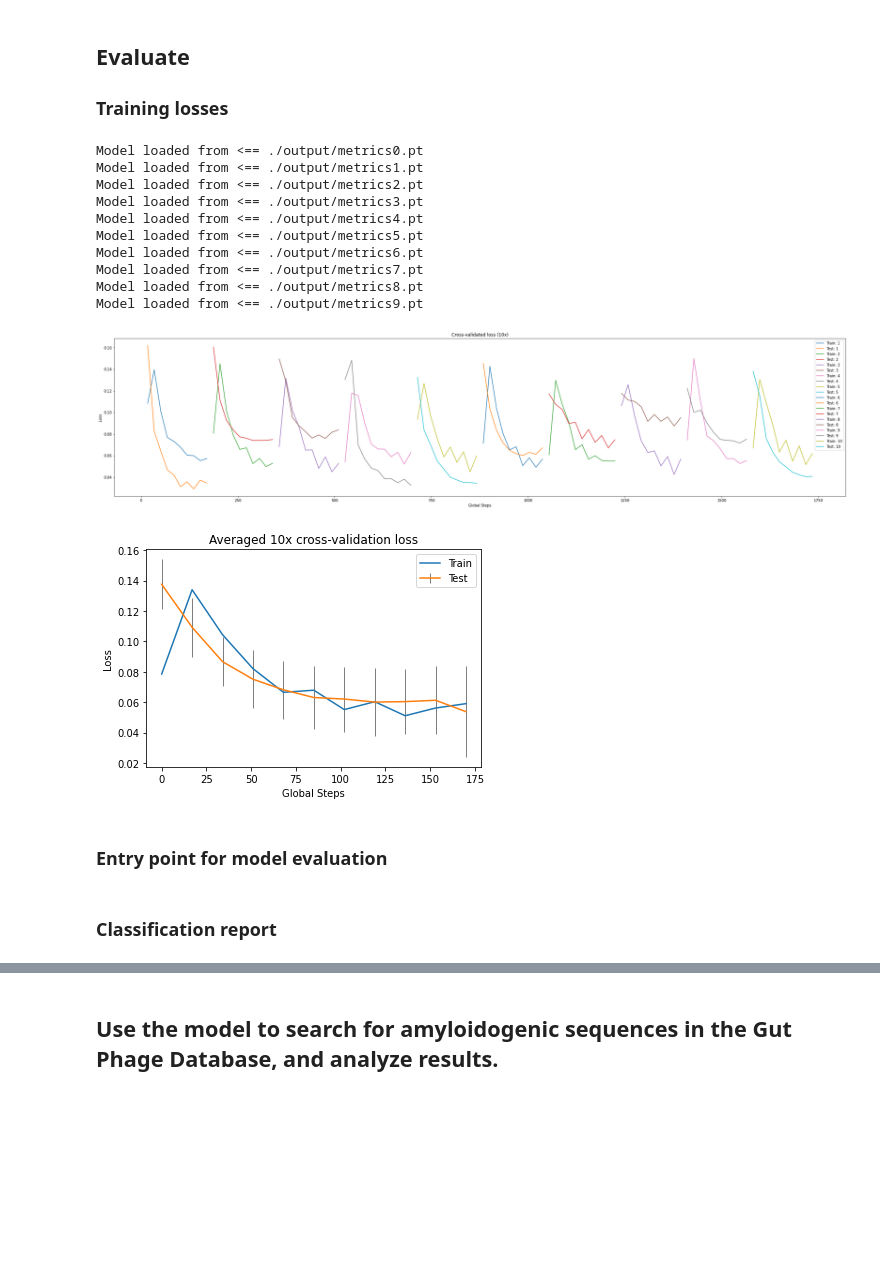
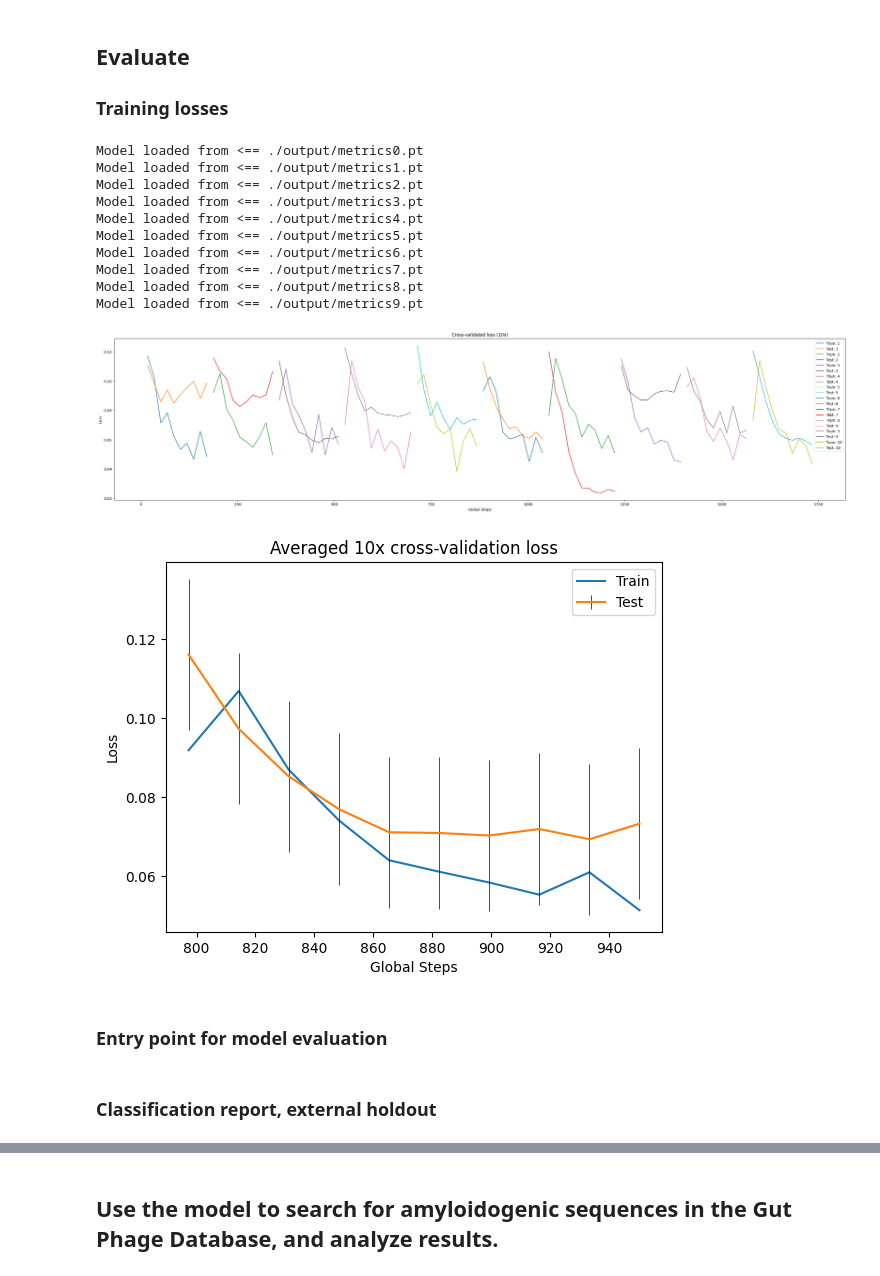
Before and after one commit to ejmockler/AgGRU-Check, a Jupyter notebook: amyloidClassification.ipynb, the cells around one changed output, grey strips where cells are left out. Drawn from its saved outputs; the diff is of its cells as text; code cells hidden in the pictures; blank space fills up the shorter version.

Commit message:
fix incomplete changes, re-run training & external validation

```diff
--- a/amyloidClassification.ipynb
+++ b/amyloidClassification.ipynb
@@ -463,70 +508,59 @@ Finished Training!
 ## Evaluate
 ### Training losses
 # %%
-foldCount = 10
-
-# average training losses
-totalTrainingLosses = pd.DataFrame(list(training_losses.values()))
-totalTestingLosses = pd.DataFrame(list(validation_losses.values()))
-globalSteps = pd.DataFrame(list(global_steps.values()))
-totalTrainingLosses.to_csv(destination_folder + '/averageTrainingLosses.csv')
-totalTestingLosses.to_csv(destination_folder + '/averageTestingLosses.csv')
-globalSteps.to_csv(destination_folder + '/globalSteps.csv', index = False)
-
-
 # load saved training losses
 def loadSavedCSVList(csvPath):
     savedData = pd.read_csv(destination_folder + csvPath).values.T.tolist()
     savedData.pop(0)
     return pd.DataFrame(np.array(savedData).T.tolist())
 
-# totalTrainingLosses = loadSavedCSVList('/averageTrainingLosses.csv')
-# totalTestingLosses = loadSavedCSVList('/averageTestingLosses.csv')
-# global_steps = pd.read_csv(destination_folder + '/globalSteps.csv').values.T.tolist()
-# global_steps.pop(0)
-# global_steps = np.array(global_steps).T.tolist()
-
-if len(global_steps[0]) < len(global_steps[-1 + 4]):
-    global_steps[0].insert(0, 0)
-
-averageTrainingLosses = totalTrainingLosses.mean(axis=0)
-averageTrainingDeviation = totalTrainingLosses.std(axis=0)
-averageTestingLosses= totalTestingLosses.mean(axis=0)
-averageTestingDeviation = totalTestingLosses.std(axis=0)
-
 # plot loss across folds
 plt.figure(figsize=(36,8))
 plt.title('Cross-validated loss (10x)')
+
+totalTrainingLosses, totalTestingLosses, totalGlobalSteps = [], [], []
 for fold in range(foldCount):
     train_loss_list, valid_loss_list, global_steps_list = load_metrics(destination_folder + f'/metrics{fold}.pt')
+    totalTrainingLosses.append(np.asarray(train_loss_list)[:10])
+    totalTestingLosses.append(np.asarray(valid_loss_list)[:10])
+    totalGlobalSteps.append(np.asarray(global_steps_list)[:10])
     plt.plot(global_steps_list, train_loss_list, label=f'Train: {fold+1}')
     plt.plot(global_steps_list, valid_loss_list, label=f'Test: {fold+1}')
     plt.legend()
 plt.xlabel('Global Steps')
 plt.ylabel('Loss')
 plt.show()
 
+averageTrainingDeviation = [np.std(sublist) for sublist in totalTrainingLosses]
+totalTestingDeviation = [np.std(sublist) for sublist in totalTrainingLosses]
+
+globalSteps = pd.DataFrame(global_steps_list)
+pd.DataFrame(list(totalGlobalSteps)).to_csv(destination_folder + '/globalSteps.csv', index = False)
+
+pd.DataFrame(list(train_loss_list)).to_csv(destination_folder + '/trainingLosses.csv')
+pd.DataFrame(list(totalTestingLosses)).to_csv(destination_folder + '/testingLosses.csv')
+
 # plot average loss across folds
 plt.title('Averaged 10x cross-validation loss')
-plt.plot(global_steps[0], averageTrainingLosses, label='Train')
-plt.errorbar(global_steps[0], averageTestingLosses, averageTestingDeviation, label='Test', ecolor='black', elinewidth=0.5)
+plt.plot(np.mean(totalGlobalSteps, axis=0), np.mean(totalTrainingLosses, axis=0), label='Train')
+plt.errorbar(np.mean(totalGlobalSteps, axis=0), np.mean(totalTestingLosses, axis=0), np.mean(totalTestingDeviation, axis=0), label='Test', ecolor='black', elinewidth=0.5)
 plt.xlabel('Global Steps')
 plt.ylabel('Loss')
 plt.legend()
 plt.show()
 # %% [output]
 Model loaded from <== ./output/metrics0.pt
 Model loaded from <== ./output/metrics1.pt
 Model loaded from <== ./output/metrics2.pt
 Model loaded from <== ./output/metrics3.pt
 Model loaded from <== ./output/metrics4.pt
 Model loaded from <== ./output/metrics5.pt
 Model loaded from <== ./output/metrics6.pt
 Model loaded from <== ./output/metrics7.pt
 Model loaded from <== ./output/metrics8.pt
 Model loaded from <== ./output/metrics9.pt
-[figure, old version]
+[figure, new version]
-[figure, old version]
+[figure, new version]
 # %% [markdown]
 ### Entry point for model evaluation
 # %%
@@ -559,5 +596,5 @@ def runModel(model, foldCount = 0, csvDatasetPath = None, csvFoldPathBase = None
 
     return y_pred, y_true
 # %% [markdown]
-### Classification report
+### Classification report, external holdout
 # %%
```
Also changed, not shown: parts of 14 cells of this notebook, 53 other files.
